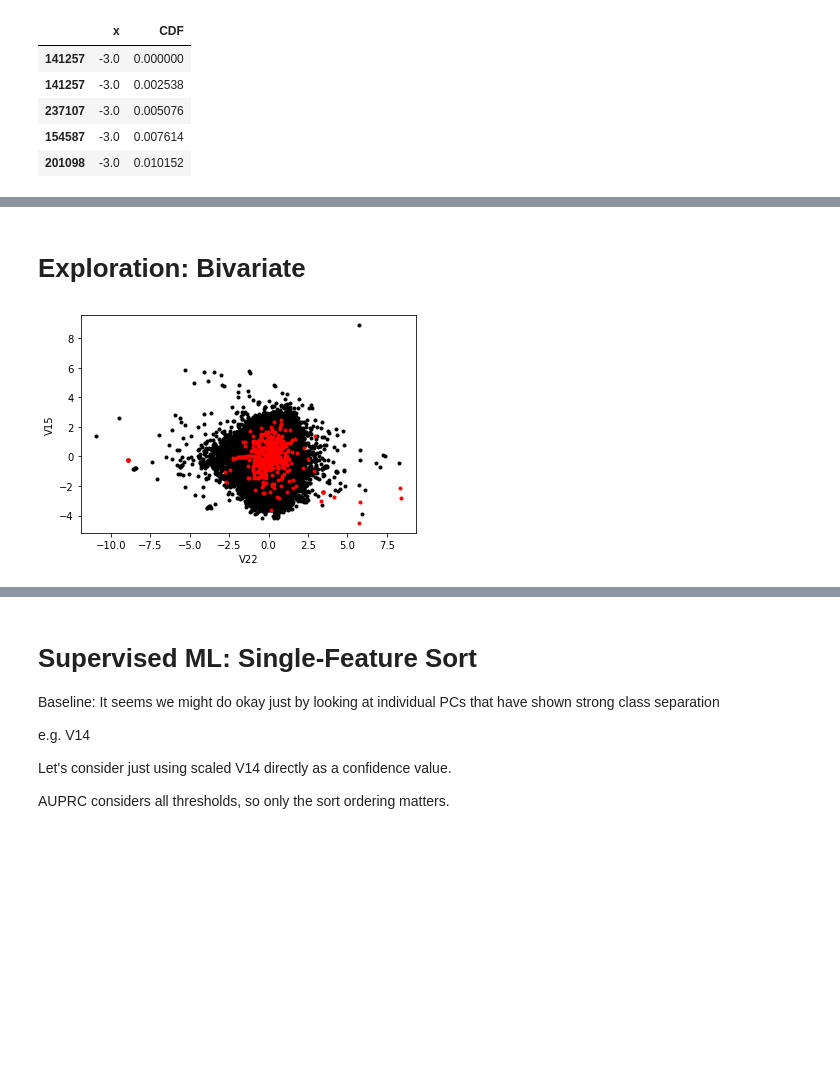
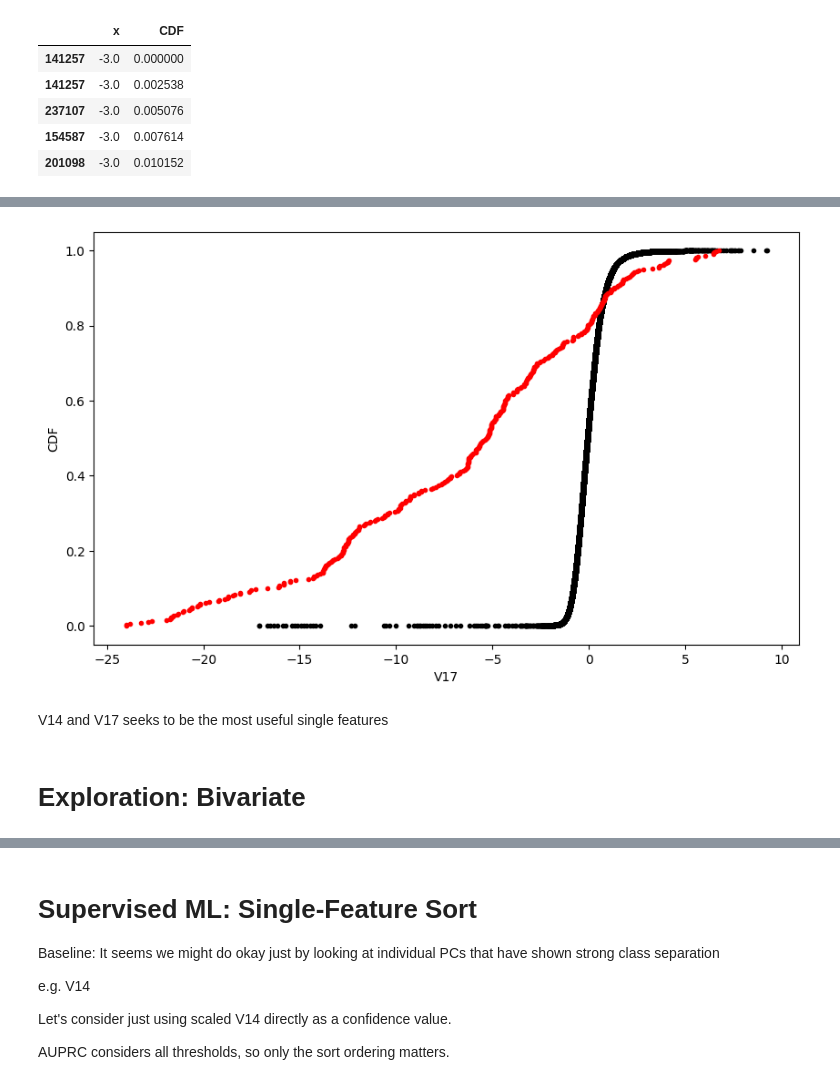
Before and after one commit to TimSim/FraudDetection, a Jupyter notebook: CreditCardFraudDetectionTF.ipynb, the cells around one changed output, grey strips where cells are left out. Cells and saved outputs as stored; diff of their text form; code cells hidden in the pictures; blank space fills up the shorter version.

```diff
--- a/CreditCardFraudDetectionTF.ipynb
+++ b/CreditCardFraudDetectionTF.ipynb
@@ -216,3 +219,9 @@ plotImbalancedCDFs(X_tv,y_tv,'V14')
+# %%
+plotImbalancedCDFs(X_tv,y_tv,'V17')
+# %% [output]
+[figure, added]
+# %% [markdown]
+V14 and V17 seeks to be the most useful single features
 # %% [markdown]
 # Exploration: Bivariate
 # %%
@@ -224,7 +233,3 @@ def scatterTwoFields_Imbalanced(X,y,field0,field1,options=None):
     plt.ylabel(field1)
     plt.xlabel(field0)
     plt.show()
-# %%
-scatterTwoFields_Imbalanced(X_tv,y_tv,'V22','V15')
-# %% [output]
-[figure, removed]
```
Also changed, not shown: parts of 34 cells of this notebook.
